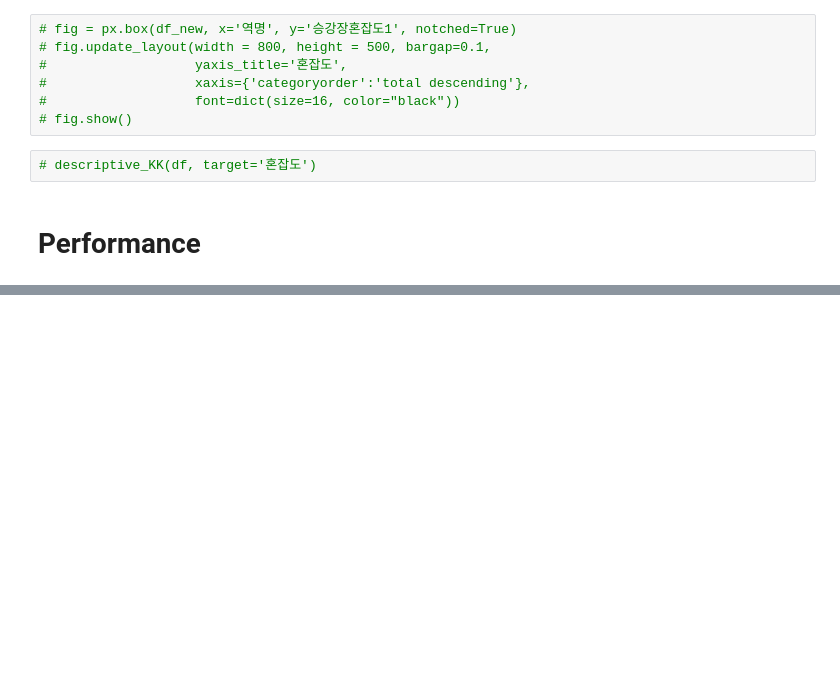
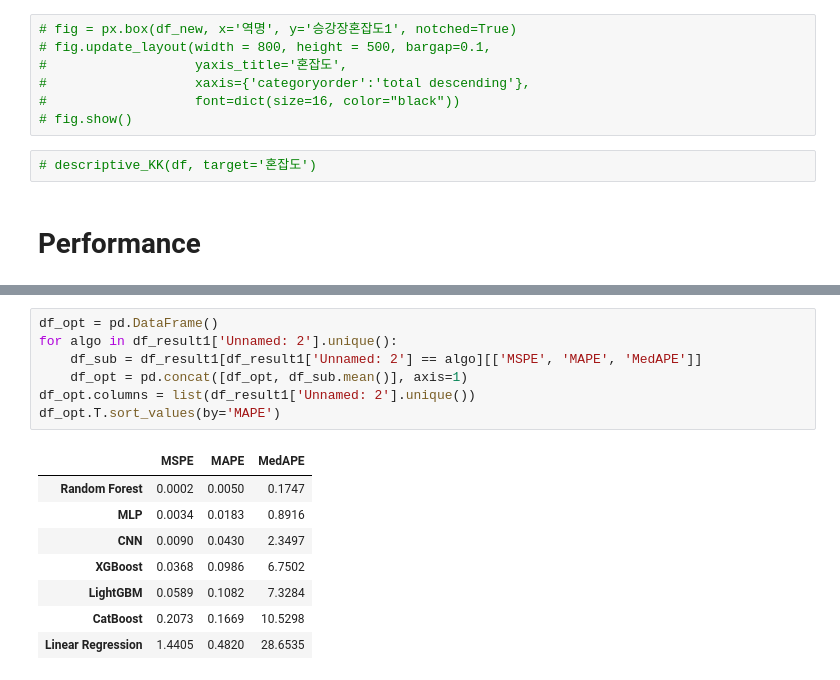
Before and after one commit to thekimk/DEBA-Research, a Jupyter notebook: Project-SubwayPrediction/SubwayPrediction_KK.ipynb, the cells around one changed output, grey strips where cells are left out. Drawn from its saved outputs; the diff is of its cells as text; blank space fills up the shorter version.

```diff
--- a/Project-SubwayPrediction/SubwayPrediction_KK.ipynb
+++ b/Project-SubwayPrediction/SubwayPrediction_KK.ipynb
@@ -195,0 +210,16 @@ display(df_result1.head(), df_result2.head(), df_result3.head())
+# %%
+df_opt = pd.DataFrame()
+for algo in df_result1['Unnamed: 2'].unique():
+    df_sub = df_result1[df_result1['Unnamed: 2'] == algo][['MSPE', 'MAPE', 'MedAPE']]
+    df_opt = pd.concat([df_opt, df_sub.mean()], axis=1)
+df_opt.columns = list(df_result1['Unnamed: 2'].unique())
+df_opt.T.sort_values(by='MAPE')
+# %% [output]
+|  | MSPE | MAPE | MedAPE |
+| Random Forest | 0.0002 | 0.0050 | 0.1747 |
+| MLP | 0.0034 | 0.0183 | 0.8916 |
+| CNN | 0.0090 | 0.0430 | 2.3497 |
+| XGBoost | 0.0368 | 0.0986 | 6.7502 |
+| LightGBM | 0.0589 | 0.1082 | 7.3284 |
+| CatBoost | 0.2073 | 0.1669 | 10.5298 |
+| Linear Regression | 1.4405 | 0.4820 | 28.6535 |
```
Also changed, not shown: parts of 3 cells of this notebook, 5 other files.
